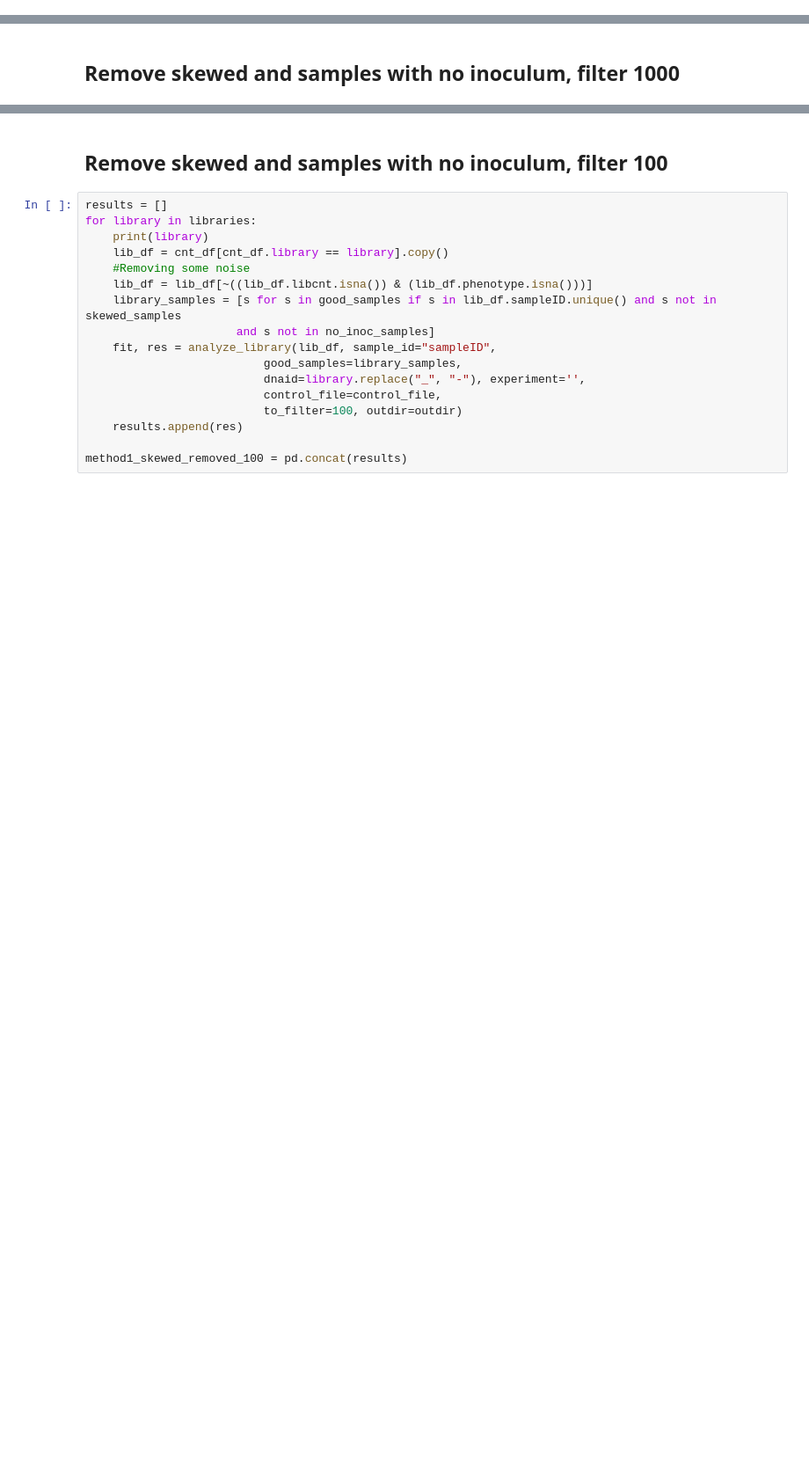
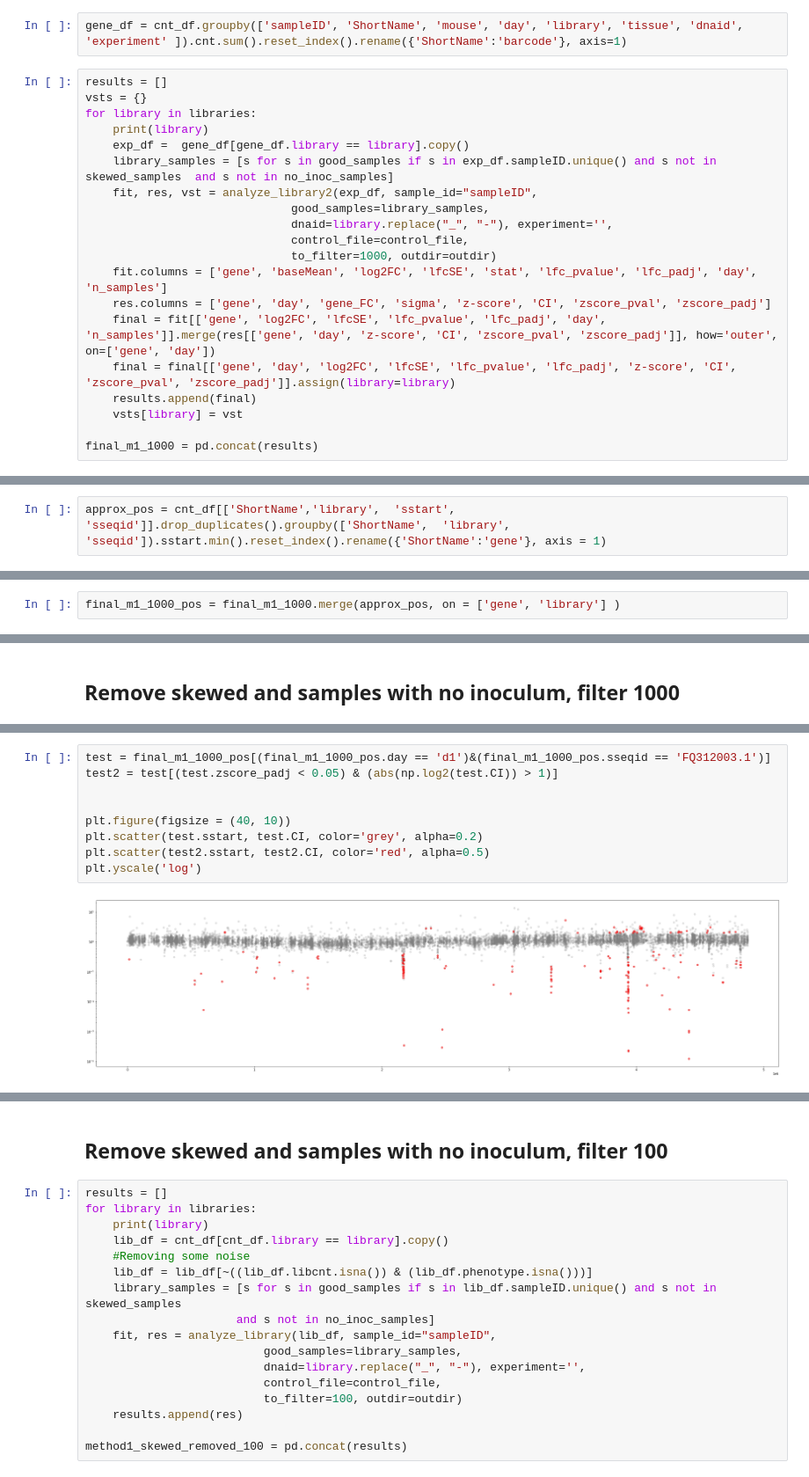
Before and after one commit to MicrobiologyETHZ/nguyenb_rbtnseq_2024, a Jupyter notebook: code/notebooks/07_2021/16_06_2021_Combined_Method1_and_Method2_analysis.ipynb, the cells around one changed output, grey strips where cells are left out. Shown at 88% size. Drawn from its saved outputs; the diff is of its cells as text; blank space fills up the shorter version.

```diff
--- a/code/notebooks/07_2021/16_06_2021_Combined_Method1_and_Method2_analysis.ipynb
+++ b/code/notebooks/07_2021/16_06_2021_Combined_Method1_and_Method2_analysis.ipynb
@@ -296,0 +295,22 @@ skewed_samples
+# %%
+gene_df = cnt_df.groupby(['sampleID', 'ShortName', 'mouse', 'day', 'library', 'tissue', 'dnaid', 'experiment' ]).cnt.sum().reset_index().rename({'ShortName':'barcode'}, axis=1)
+# %%
+results = []
+vsts = {}
+for library in libraries:
+    print(library)
+    exp_df =  gene_df[gene_df.library == library].copy()
+    library_samples = [s for s in good_samples if s in exp_df.sampleID.unique() and s not in skewed_samples  and s not in no_inoc_samples]
+    fit, res, vst = analyze_library2(exp_df, sample_id="sampleID",
+                              good_samples=library_samples,
+                              dnaid=library.replace("_", "-"), experiment='',
+                              control_file=control_file,
+                              to_filter=1000, outdir=outdir)
+    fit.columns = ['gene', 'baseMean', 'log2FC', 'lfcSE', 'stat', 'lfc_pvalue', 'lfc_padj', 'day', 'n_samples']
+    res.columns = ['gene', 'day', 'gene_FC', 'sigma', 'z-score', 'CI', 'zscore_pval', 'zscore_padj']
+    final = fit[['gene', 'log2FC', 'lfcSE', 'lfc_pvalue', 'lfc_padj', 'day', 'n_samples']].merge(res[['gene', 'day', 'z-score', 'CI', 'zscore_pval', 'zscore_padj']], how='outer', on=['gene', 'day'])
+    final = final[['gene', 'day', 'log2FC', 'lfcSE', 'lfc_pvalue', 'lfc_padj', 'z-score', 'CI', 'zscore_pval', 'zscore_padj']].assign(library=library)
+    results.append(final)
+    vsts[library] = vst
+
+final_m1_1000 = pd.concat(results)
@@ -296,0 +409,2 @@ skewed_samples
+# %%
+approx_pos = cnt_df[['ShortName','library',  'sstart', 'sseqid']].drop_duplicates().groupby(['ShortName',  'library', 'sseqid']).sstart.min().reset_index().rename({'ShortName':'gene'}, axis = 1)
@@ -296,0 +429,2 @@ skewed_samples
+# %%
+final_m1_1000_pos = final_m1_1000.merge(approx_pos, on = ['gene', 'library'] )
@@ -298,0 +472,11 @@ skewed_samples
+# %%
+test = final_m1_1000_pos[(final_m1_1000_pos.day == 'd1')&(final_m1_1000_pos.sseqid == 'FQ312003.1')]
+test2 = test[(test.zscore_padj < 0.05) & (abs(np.log2(test.CI)) > 1)]
+
+
+plt.figure(figsize = (40, 10))
+plt.scatter(test.sstart, test.CI, color='grey', alpha=0.2)
+plt.scatter(test2.sstart, test2.CI, color='red', alpha=0.5)
+plt.yscale('log')
+# %% [output]
+[figure, added]
```
Also changed, not shown: parts of 36 cells of this notebook, 3 other files.
